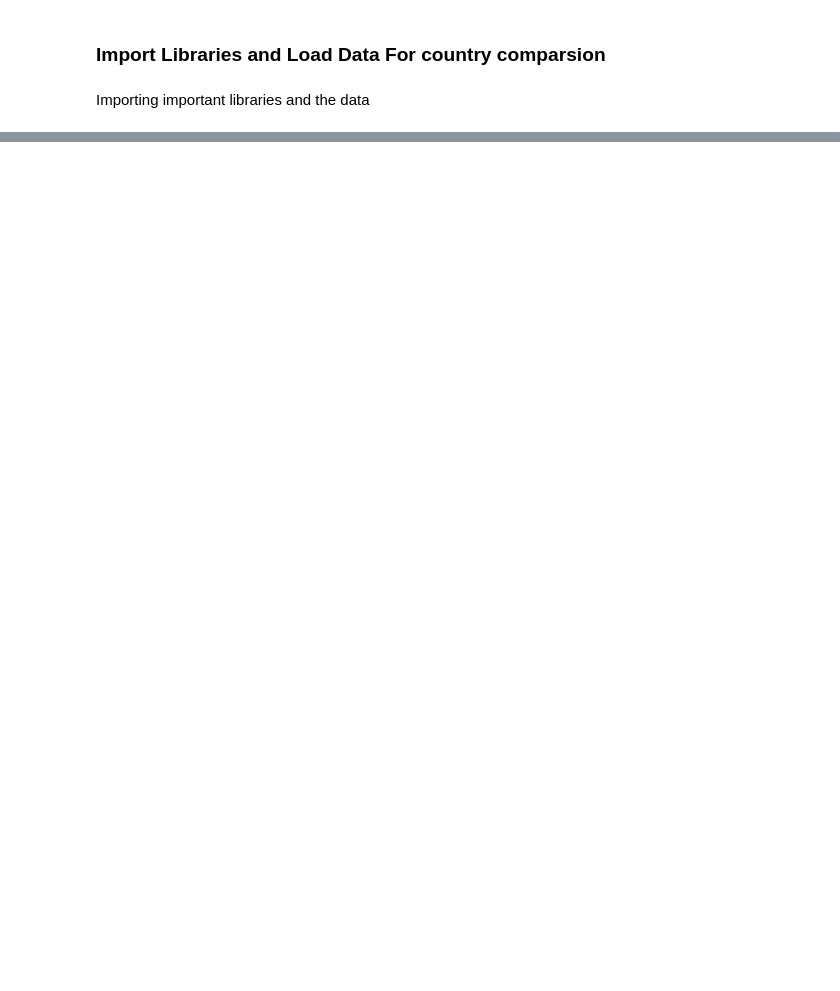
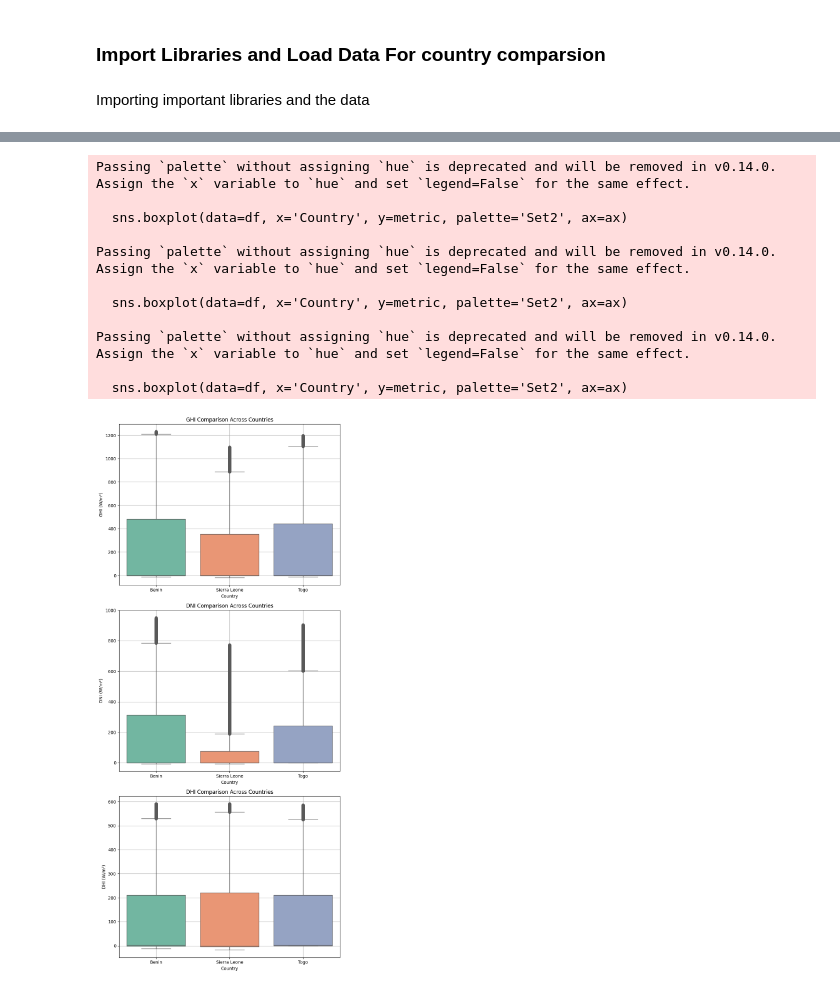
Before and after one commit to tonebyu/cross-country-solar-farm-analysis, a Jupyter notebook: notebooks/compare_countries.ipynb, the cells around one changed output, grey strips where cells are left out. Saved outputs shown, nothing was run; the diff lists cells and outputs as text; code cells hidden in the pictures; blank space fills up the shorter version.

```diff
--- a/notebooks/compare_countries.ipynb
+++ b/notebooks/compare_countries.ipynb
@@ -55,0 +71,27 @@ for metric in metrics:
+# %%
+metrics = ['GHI', 'DNI', 'DHI']
+
+fig, axes = plt.subplots(nrows=3, ncols=1, figsize=(8, 18))  # 3 rows, 1 col
+
+for ax, metric in zip(axes, metrics):
+    sns.boxplot(data=df, x='Country', y=metric, palette='Set2', ax=ax)
+    ax.set_title(f'{metric} Comparison Across Countries')
+    ax.set_ylabel(f'{metric} (W/m²)')
+    ax.set_xlabel('Country')
+    ax.grid(True)
+
+plt.tight_layout()
+plt.show()
+# %% [output]
+Passing `palette` without assigning `hue` is deprecated and will be removed in v0.14.0. Assign the `x` variable to `hue` and set `legend=False` for the same effect.
+
+  sns.boxplot(data=df, x='Country', y=metric, palette='Set2', ax=ax)
+
+Passing `palette` without assigning `hue` is deprecated and will be removed in v0.14.0. Assign the `x` variable to `hue` and set `legend=False` for the same effect.
+
+  sns.boxplot(data=df, x='Country', y=metric, palette='Set2', ax=ax)
+
+Passing `palette` without assigning `hue` is deprecated and will be removed in v0.14.0. Assign the `x` variable to `hue` and set `legend=False` for the same effect.
+
+  sns.boxplot(data=df, x='Country', y=metric, palette='Set2', ax=ax)
+[figure, added]
```
Also changed, not shown: parts of 20 cells of this notebook, 2 other files.
